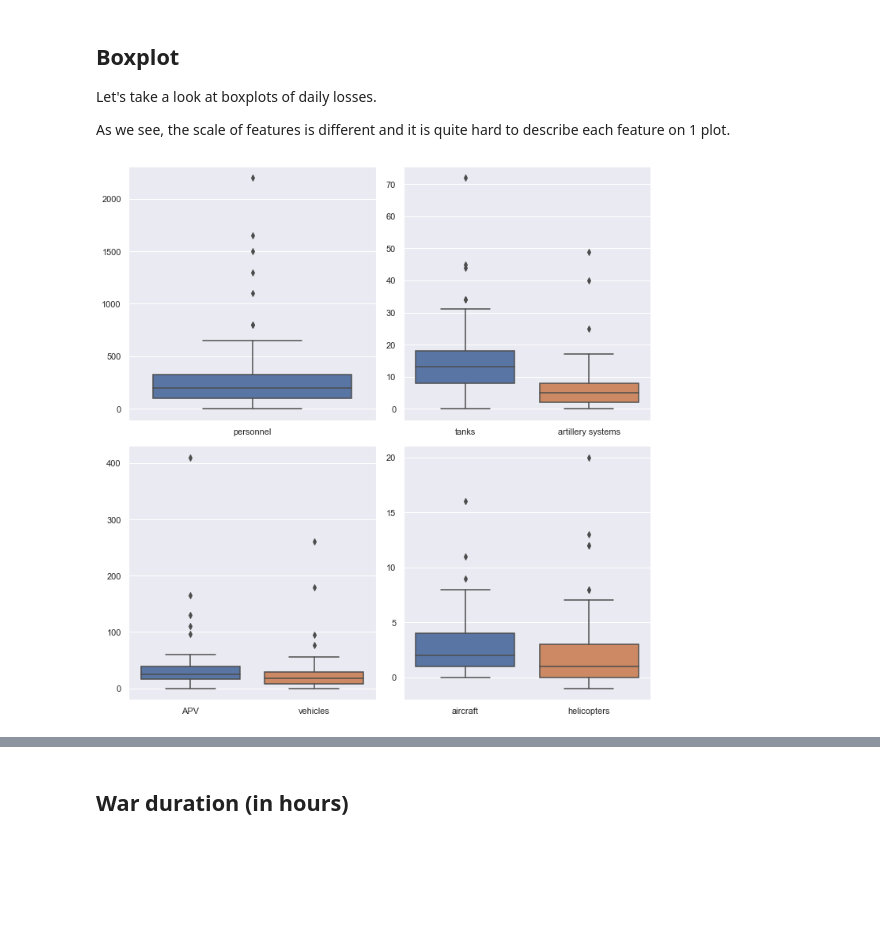
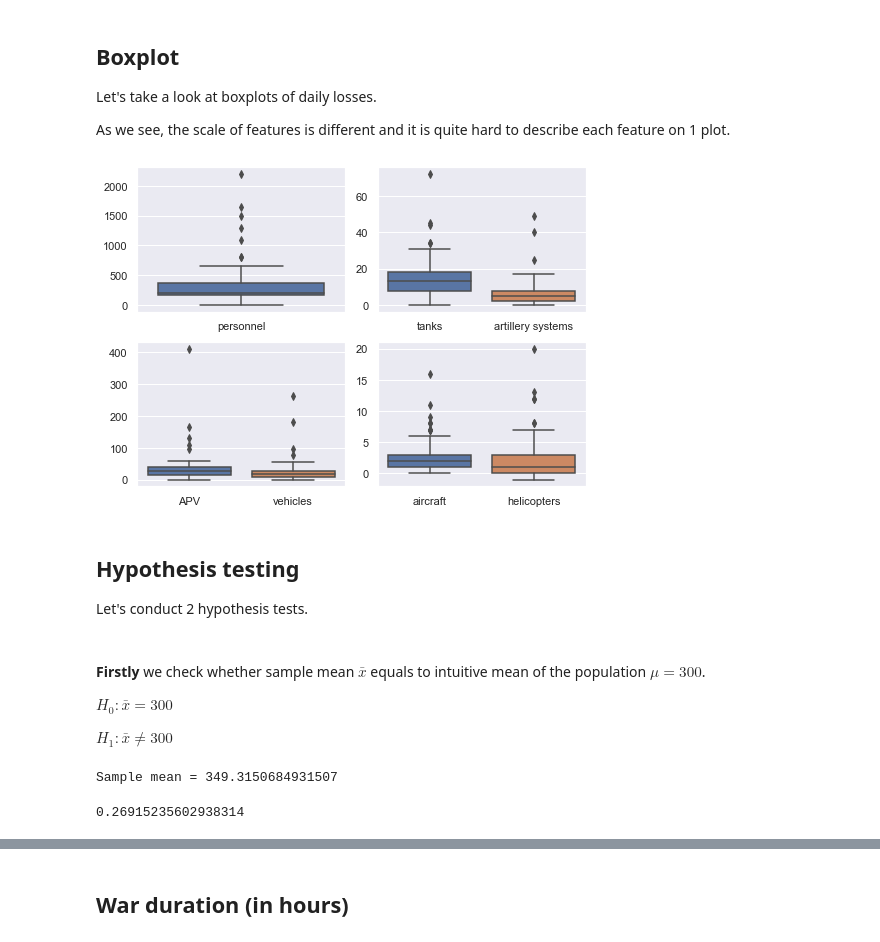
Before and after one commit to Tsalyk/russianInvasionAnalysis, a Jupyter notebook: war_losses.ipynb, the cells around one changed output, grey strips where cells are left out. Saved outputs shown, nothing was run; the diff lists cells and outputs as text; code cells hidden in the pictures; blank space fills up the shorter version.

Commit message:
conduct hypothesis testing

```diff
--- a/war_losses.ipynb
+++ b/war_losses.ipynb
@@ -187,14 +191,33 @@ As we see, the scale of features is different and it is quite hard to describe e
 # %%
 fig, axs = plt.subplots(2, 2)
 
 sns.boxplot(data=daily_df.iloc[:, :1], ax=axs[0, 0])
 sns.boxplot(data=daily_df.iloc[:, [1, 3]], ax=axs[0, 1])
 sns.boxplot(data=daily_df.iloc[:, [2, 8]], ax=axs[1, 0])
 sns.boxplot(data=daily_df.iloc[:, 6:8], ax=axs[1, 1])
 
-fig.set_figheight(10)
-fig.set_figwidth(10)
+fig.set_figheight(5)
+fig.set_figwidth(7)
 
 plt.tight_layout()
 # %% [output]
-[figure, old version]
+[figure, new version]
+# %% [markdown]
+## Hypothesis testing
+
+Let's conduct 2 hypothesis tests.
+<br><br><br>
+**Firstly** we check whether sample mean $\bar{x}$ equals to intuitive mean of the population $\mu = 300$.
+
+$H_0: \bar{x} = 300$
+
+$H_1: \bar{x} \neq 300$
+# %%
+print('Sample mean =', daily_df.iloc[1:, :]['personnel'].mean())
+
+mu = 300
+ttest, p_value = stats.ttest_1samp(daily_df.iloc[1:, :]['personnel'], mu)
+p_value
+# %% [output]
+Sample mean = 349.3150684931507
+0.26915235602938314
```
Also changed, not shown: parts of 22 cells of this notebook.
